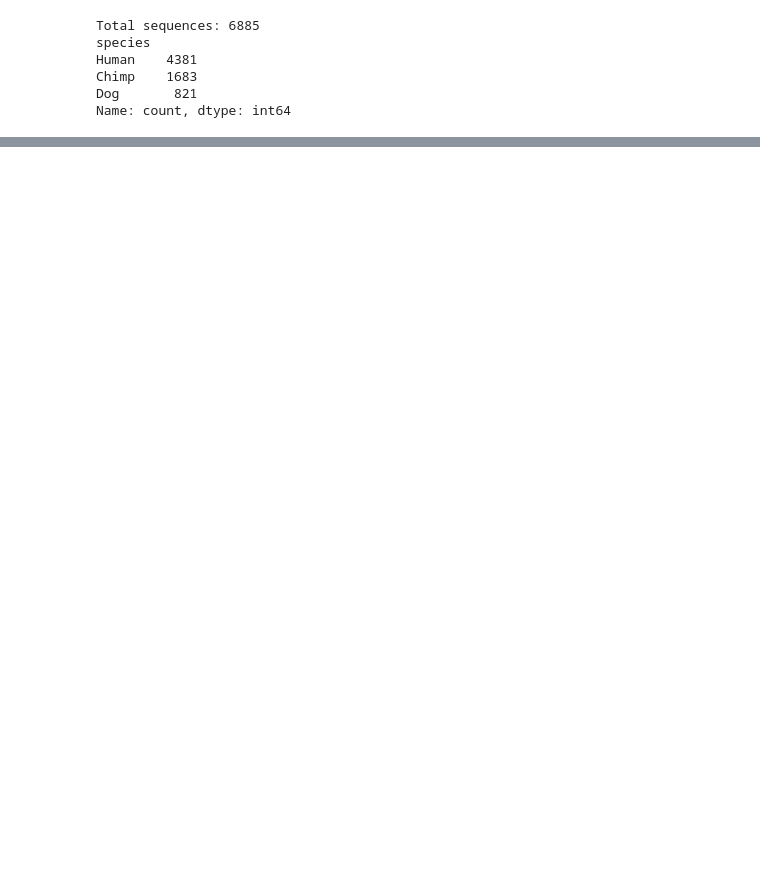
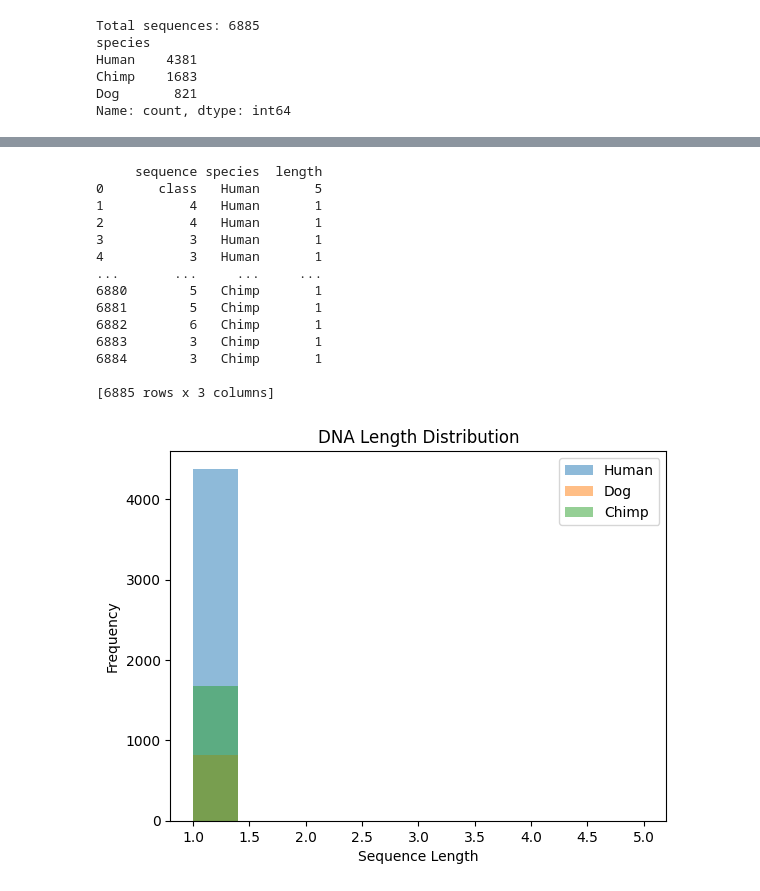
Before and after one commit to rogerwardrin/DNA-Sequence-Classifier, a Jupyter notebook: dna_classifier.ipynb, the cells around one changed output, grey strips where cells are left out. Drawn from its saved outputs; the diff is of its cells as text; code cells hidden in the pictures; blank space fills up the shorter version.

Commit message:
Visualizing

```diff
--- a/dna_classifier.ipynb
+++ b/dna_classifier.ipynb
@@ -50,0 +70,28 @@ Name: count, dtype: int64
+# %%
+df['length'] = df['sequence'].str.len()
+print(df)
+for species in df['species'].unique():
+    subset = df[df['species'] == species]
+    plt.hist(subset['length'],alpha = 0.5, label = species)
+
+plt.legend()
+plt.xlabel("Sequence Length")
+plt.ylabel("Frequency")
+plt.title("DNA Length Distribution")
+plt.show()
+# %% [output]
+     sequence species  length
+0       class   Human       5
+1           4   Human       1
+2           4   Human       1
+3           3   Human       1
+4           3   Human       1
+...       ...     ...     ...
+6880        5   Chimp       1
+6881        5   Chimp       1
+6882        6   Chimp       1
+6883        3   Chimp       1
+6884        3   Chimp       1
+
+[6885 rows x 3 columns]
+[figure, added]
```
Also changed, not shown: parts of 15 cells of this notebook.
